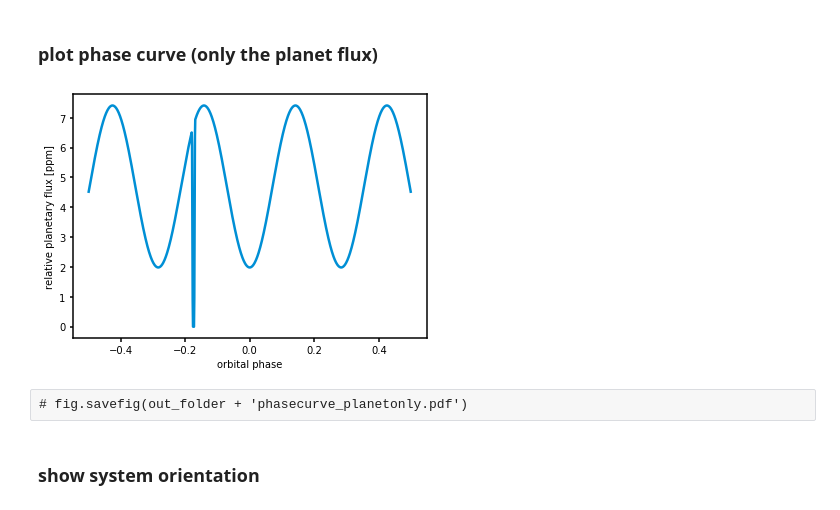
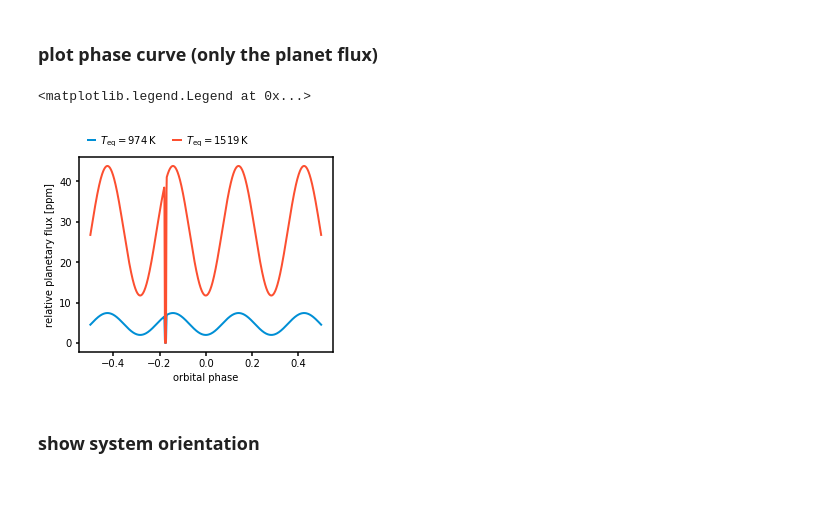
Before and after one commit to matiscke/eccentricWarmJupiter, a Jupyter notebook: 20200312_WINEpaper.ipynb, the cells around one changed output. Drawn from its saved outputs; the diff is of its cells as text; code cells hidden in the pictures.

```diff
--- a/20200312_WINEpaper.ipynb
+++ b/20200312_WINEpaper.ipynb
@@ -670,10 +668,12 @@ starry.config.lazy = False
 r_st = 1.09
 r_pl = 0.118
 Teff_st = 5788
-# Teff_pl = 1300
 Teff_pl = 974 # take averaged Teq for zero albedo (case of orbitally  averaged  heat  adjustment)
+Teff_pl_hot = 1519 # best-case scenario: beta=0.5, instantaneous equilibration, temp at periastron.
 Lratio = 0.5*(r_pl/r_st)**2*(Teff_pl/Teff_st)**4 #factor 1/2 because only half of the planet radiates
-print('luminosity ratio = {:.0e}'.format(Lratio))
+Lratio_hot = 0.5*(r_pl/r_st)**2*(Teff_pl_hot/Teff_st)**4
+print('luminosity ratio = {:.1f} ppm'.format(Lratio*1e6))
+print('luminosity ratio (hot case) = {:.1f} ppm'.format(Lratio_hot*1e6))
 
 # define primary (star)
 st = {
@@ -745,10 +745,27 @@ b = starry.Secondary(
     t0 = pl['t0'],
     theta0 = pl['theta0'])
 
+# another version for the 'hot planet' scenario, same except for the luminosity ratio
+b_hot = starry.Secondary(
+    starry.Map(ydeg=1, udeg=0, amp=Lratio_hot, inc=90.0, obl=0.0, rv=rv, veq=0),
+    m=pl['m'],
+    r=pl['r'],
+    ecc=pl['ecc'],
+    omega=pl['omega'],
+    inc=pl['inc'],
+#     prot=pl['prot'],
+    prot=pl['prot'],
+    porb=pl['porb'],
+    t0 = pl['t0'],
+    theta0 = pl['theta0'])
+
 # give the planet a simple dipole map (Y_1,0) with peak brightness at the substellar point
 b.map[1, 0] = 0.5
 b.theta0 = 180.0 + 0.    # fix hot spot to substellar point at peri
 
+b_hot.map[1, 0] = 0.5
+b_hot.theta0 = 180.
+
 # A.map.show()
 # b.map.show()
 # %% [output]
@@ -768,6 +781,7 @@ t = np.linspace(pl['t0'], pl['t0'] + pl['porb'], 1000)
 
 # combine planet and star to a system
 system = starry.System(A, b)
+system_hot = starry.System(A, b_hot)
 # %%
 system.show(t[::10], window_pad=5.0,)
 # %% [output]
@@ -808,15 +820,19 @@ print(t_eclipse)
 ### plot phase curve (only the planet flux)
 # %%
 flux_star, flux_planet = system.flux(t, total=False)
-# fig, ax = plt.subplots(figsize=figsize)
+flux_star_hot, flux_planet_hot = system_hot.flux(t, total=False)
+
+fig, ax = plt.subplots(figsize=figsize)
 # ax.plot(t, flux_planet*1e6)
 # ax.set_xlabel("time [BJD]")
 # ax.set_ylabel("relative planetary flux [ppm]");
 # plt.ticklabel_format(axis="y", style="sci", scilimits=(0,0))
 # fig.show()
 
-fig, ax = plots.plot_phasecurve(t, flux_planet, results)
+fig, ax = plots.plot_phasecurve(t, flux_planet, results, fig=fig, ax=ax, label='$T_\mathrm{{eq}}={}\,\mathrm{{K}}$'.format(Teff_pl))
+fig, ax = plots.plot_phasecurve(t, flux_planet_hot, results, fig=fig, ax=ax, label='$T_\mathrm{{eq}}={}\,\mathrm{{K}}$'.format(Teff_pl_hot))
+plt.legend(loc='lower left', ncol=99, bbox_to_anchor=(0., 1.),
+                                frameon=False, columnspacing=1.6)
 # %% [output]
+<matplotlib.legend.Legend at 0x...>
-[figure, old version]
+[figure, new version]
-# %% [raw]
-# fig.savefig(out_folder + 'phasecurve_planetonly.pdf')
```
Also changed, not shown: parts of 21 cells of this notebook, 1 other file.
